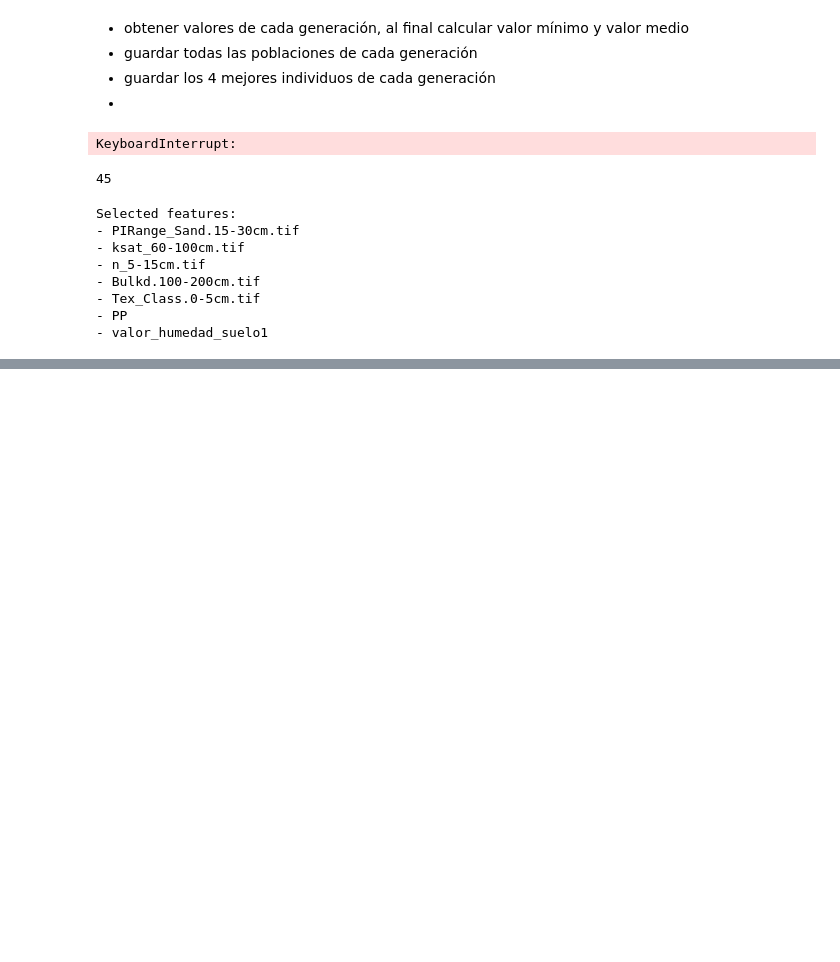
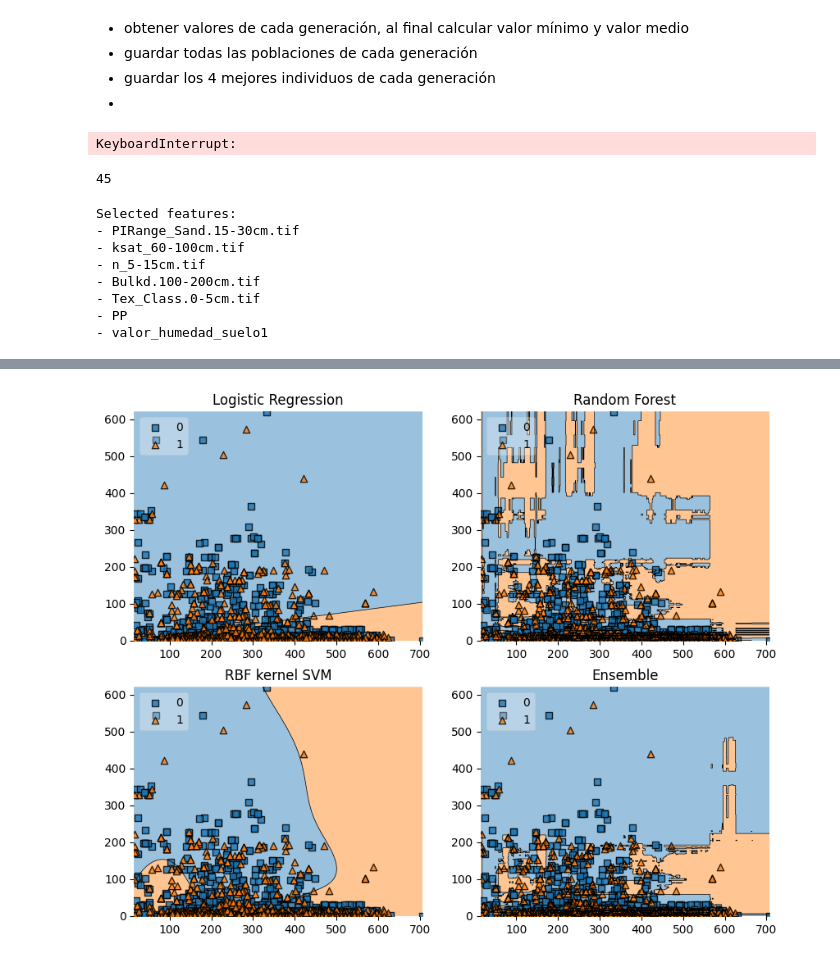
Before and after one commit to ManuelLabbe/modelo_susceptibilidad_remociones_en_masa_sur_de_Chile, a Jupyter notebook: feature_selection.ipynb, the cells around one changed output, grey strips where cells are left out. Cells and saved outputs as stored; diff of their text form; code cells hidden in the pictures; blank space fills up the shorter version.

```diff
--- a/feature_selection.ipynb
+++ b/feature_selection.ipynb
@@ -562,0 +436,45 @@ slope                                      1
+# %%
+import numpy as np
+import matplotlib.pyplot as plt
+import matplotlib.gridspec as gridspec
+import itertools
+from sklearn.linear_model import LogisticRegression
+from sklearn.svm import SVC
+from sklearn.ensemble import RandomForestClassifier
+from mlxtend.classifier import EnsembleVoteClassifier
+from mlxtend.plotting import plot_decision_regions
+
+# Initializing Classifiers
+clf1 = LogisticRegression(random_state=0)
+clf2 = RandomForestClassifier(random_state=0)
+clf3 = SVC(random_state=0, probability=True)
+eclf = EnsembleVoteClassifier(clfs=[clf1, clf2, clf3],
+                              weights=[2, 1, 1], voting='soft')
+
+# Loading some example data
+X = final[columns].drop(columns='Valor').values
+y = final['Valor'].values
+
+# Plotting Decision Regions
+X = X[:, [0, 1]]
+gs = gridspec.GridSpec(2, 2)
+fig = plt.figure(figsize=(10, 8))
+
+labels = ['Logistic Regression',
+          'Random Forest',
+          'RBF kernel SVM',
+          'Ensemble']
+
+for clf, lab, grd in zip([clf1, clf2, clf3, eclf],
+                         labels,
+                         itertools.product([0, 1],
+                         repeat=2)):
+    clf.fit(X, y)
+    ax = plt.subplot(gs[grd[0], grd[1]])
+    fig = plot_decision_regions(X=X, y=y,
+                                clf=clf, legend=2)
+    plt.title(lab)
+
+plt.show()
+# %% [output]
+[figure, added]
```
Also changed, not shown: parts of 8 cells of this notebook, 4 other files.
